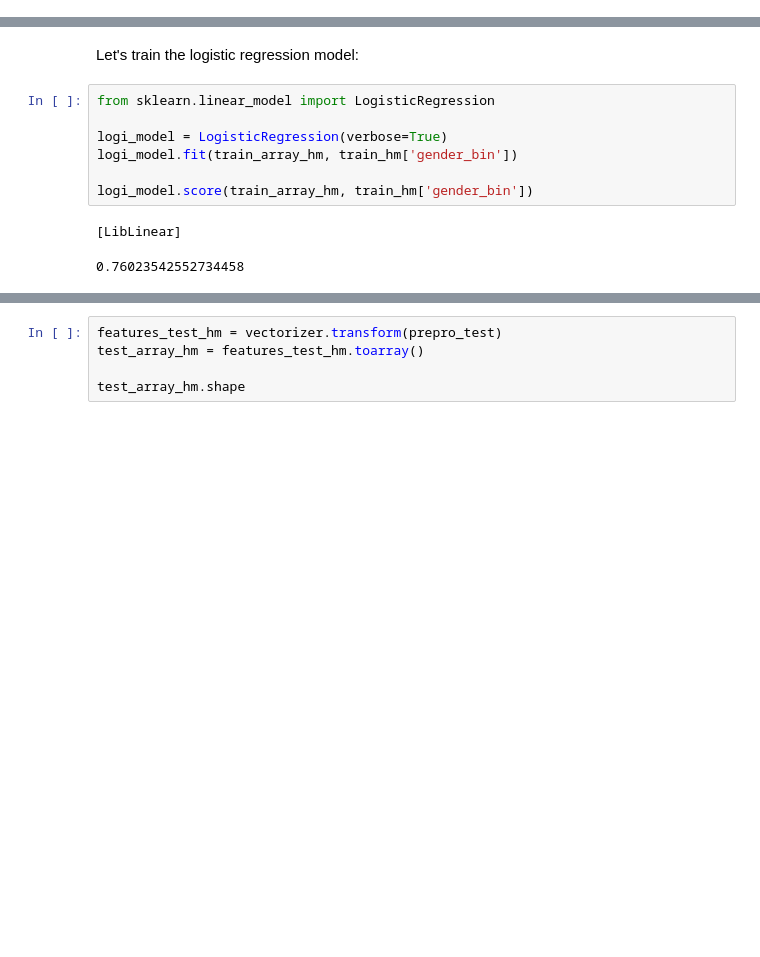
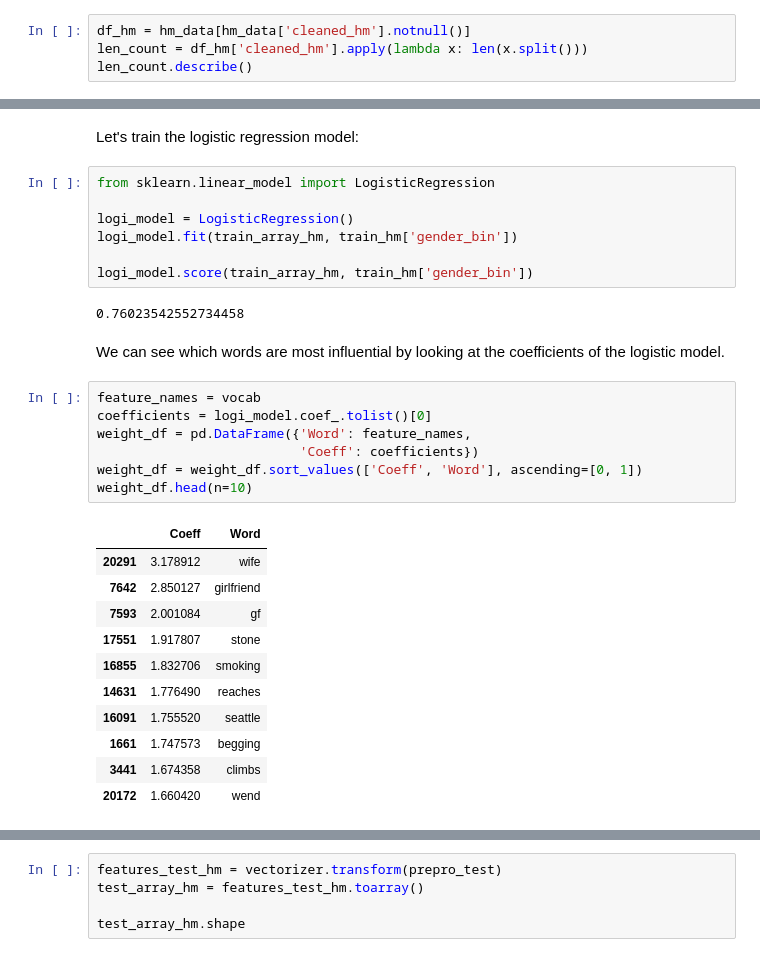
Before and after one commit to ZhengyangXu/Kaggle_happydb, a Jupyter notebook: happydb_kernel_v2.ipynb, the cells around one changed output, grey strips where cells are left out. Cells and saved outputs as stored; diff of their text form; blank space fills up the shorter version.

```diff
--- a/happydb_kernel_v2.ipynb
+++ b/happydb_kernel_v2.ipynb
@@ -53,0 +56,4 @@ Within the dataset, the most interesting part -- which is also the input to our
+# %%
+df_hm = hm_data[hm_data['cleaned_hm'].notnull()]
+len_count = df_hm['cleaned_hm'].apply(lambda x: len(x.split()))
+len_count.describe()
@@ -181,10 +381,30 @@ Let's train the logistic regression model:
 # %%
 from sklearn.linear_model import LogisticRegression
 
-logi_model = LogisticRegression(verbose=True)
+logi_model = LogisticRegression()
 logi_model.fit(train_array_hm, train_hm['gender_bin'])
 
 logi_model.score(train_array_hm, train_hm['gender_bin'])
 # %% [output]
-[LibLinear]
+0.76023542552734458
-0.76023542552734458
+# %% [markdown]
+We can see which words are most influential by looking at the coefficients of the logistic model.
+# %%
+feature_names = vocab
+coefficients = logi_model.coef_.tolist()[0]
+weight_df = pd.DataFrame({'Word': feature_names,
+                          'Coeff': coefficients})
+weight_df = weight_df.sort_values(['Coeff', 'Word'], ascending=[0, 1])
+weight_df.head(n=10)
+# %% [output]
+|  | Coeff | Word |
+| 20291 | 3.178912 | wife |
+| 7642 | 2.850127 | girlfriend |
+| 7593 | 2.001084 | gf |
+| 17551 | 1.917807 | stone |
+| 16855 | 1.832706 | smoking |
+| 14631 | 1.776490 | reaches |
+| 16091 | 1.755520 | seattle |
+| 1661 | 1.747573 | begging |
+| 3441 | 1.674358 | climbs |
+| 20172 | 1.660420 | wend |
```
Also changed, not shown: parts of 68 cells of this notebook, 2 other files.
